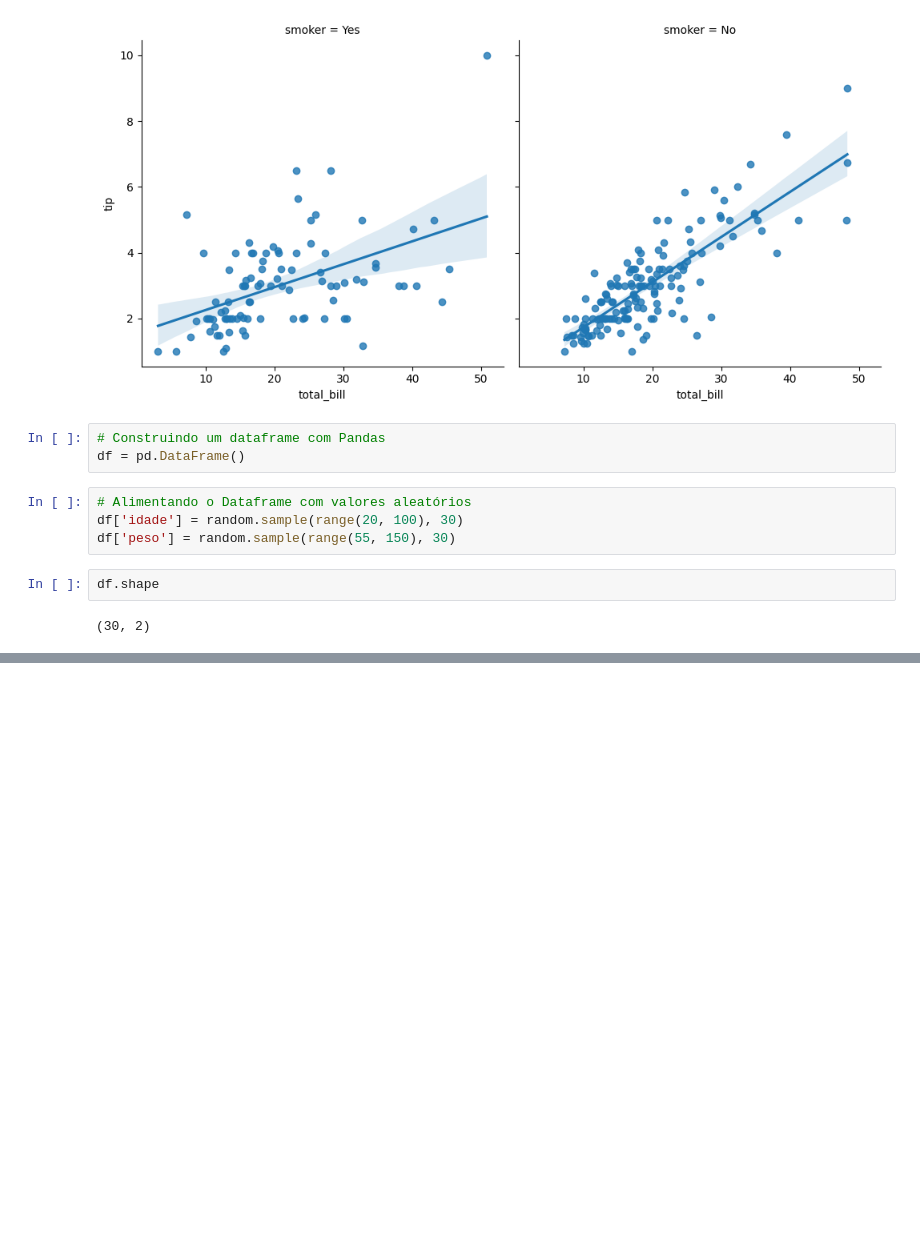
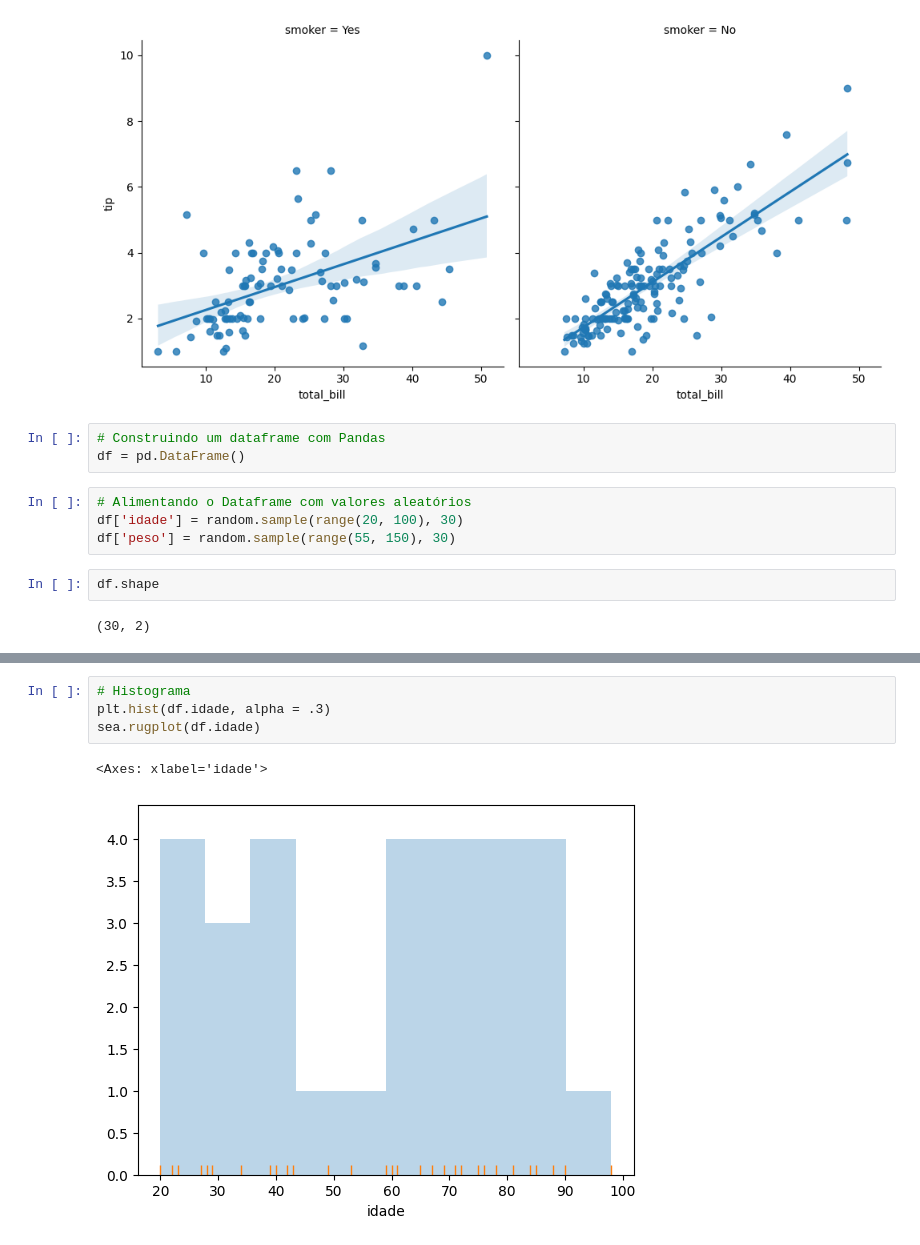
Before and after one commit to SamuelMends/datascience_fundamentals, a Jupyter notebook: seaborn.ipynb, the cells around one changed output, grey strips where cells are left out. Cells and saved outputs as stored; diff of their text form; blank space fills up the shorter version.

```diff
--- a/seaborn.ipynb
+++ b/seaborn.ipynb
@@ -84,0 +103,7 @@ sea.lmplot(data = df, x = "idade", y = "peso", fit_reg = True)
+# %%
+# Histograma
+plt.hist(df.idade, alpha = .3)
+sea.rugplot(df.idade)
+# %% [output]
+<Axes: xlabel='idade'>
+[figure, added]
```
Also changed, not shown: parts of 9 cells of this notebook.
